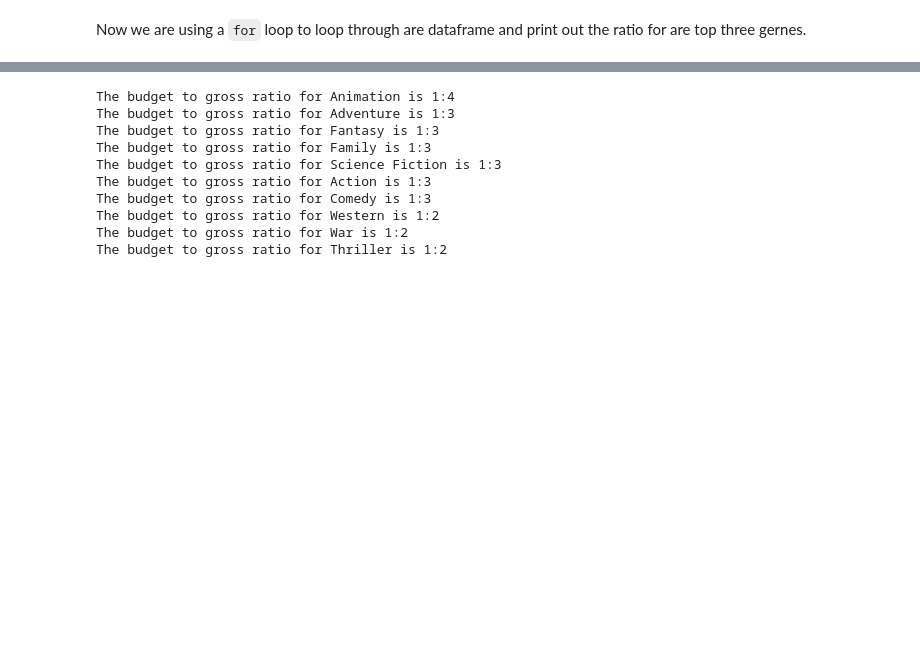
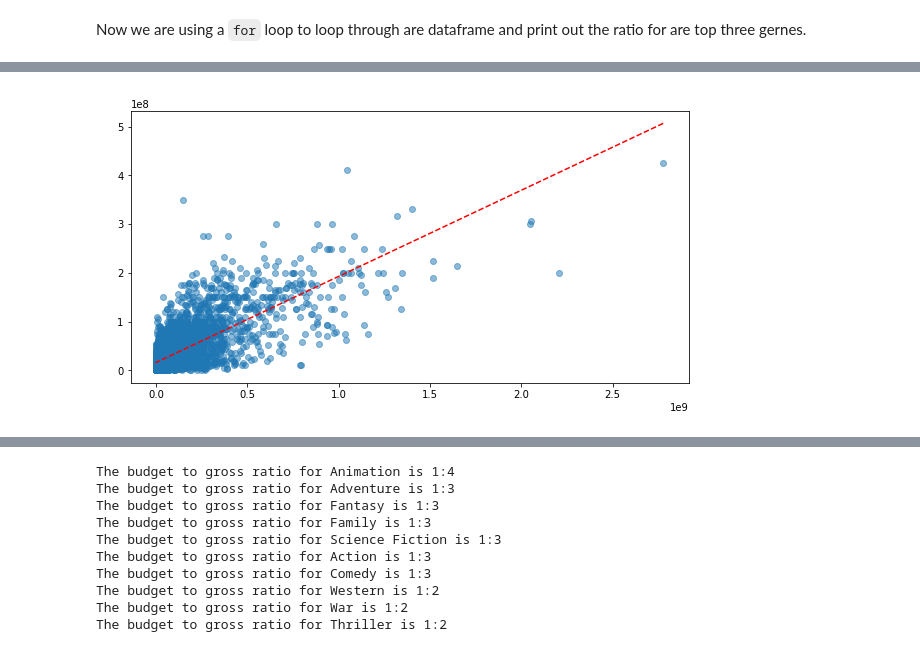
Before and after one commit to learn-co-curriculum/dsc-phase-1-project, a Jupyter notebook: Suggestion_One_Top_Three_Gerne_Ratios.ipynb, the cells around one changed output, grey strips where cells are left out. Drawn from its saved outputs; the diff is of its cells as text; code cells hidden in the pictures; blank space fills up the shorter version.

```diff
--- a/Suggestion_One_Top_Three_Gerne_Ratios.ipynb
+++ b/Suggestion_One_Top_Three_Gerne_Ratios.ipynb
@@ -242,3 +265,19 @@ Now we are using a `for` loop to loop through are dataframe and print out the ra
+# %%
+fig, ax = plt.subplots(1,1, figsize=(10, 5))
+
+x = list(tn_movie_budgets['worldwide_gross'].values)
+y = list(tn_movie_budgets['production_budget'].values)
+
+ax.scatter(x, y, alpha=0.5)
+ax.set_title('Budget To Worldwide Gross', color='white')
+ax.set_xlabel('Worldwide Gross in Billons', color='white')
+ax.set_ylabel('Budget in 100 Millons', color='white')
+
+z = np.polyfit(x, y, 1)
+p = np.poly1d(z)
+ax.plot(x,p(x),"r--");
+# %% [output]
+[figure, added]
 # %%
 fig, ax = plt.subplots(1,1, figsize=(10, 5))
 
```
Also changed, not shown: parts of 12 cells of this notebook, 1 other file.
